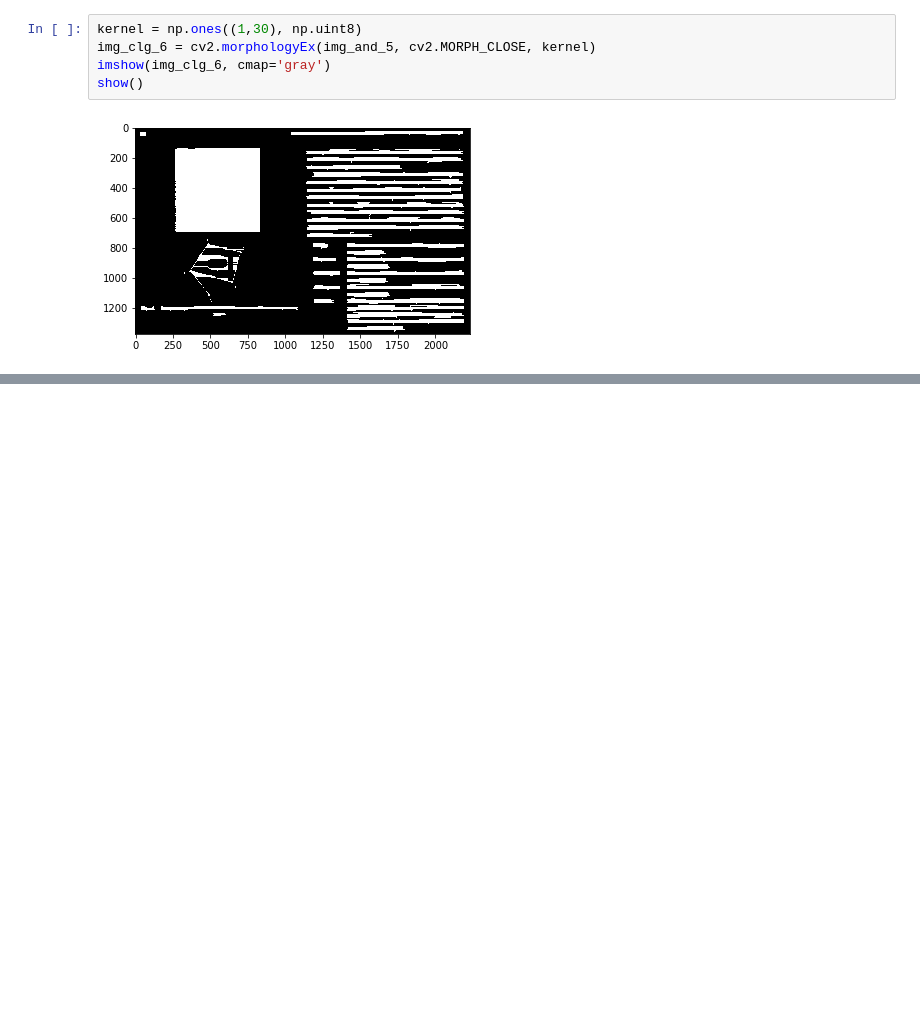
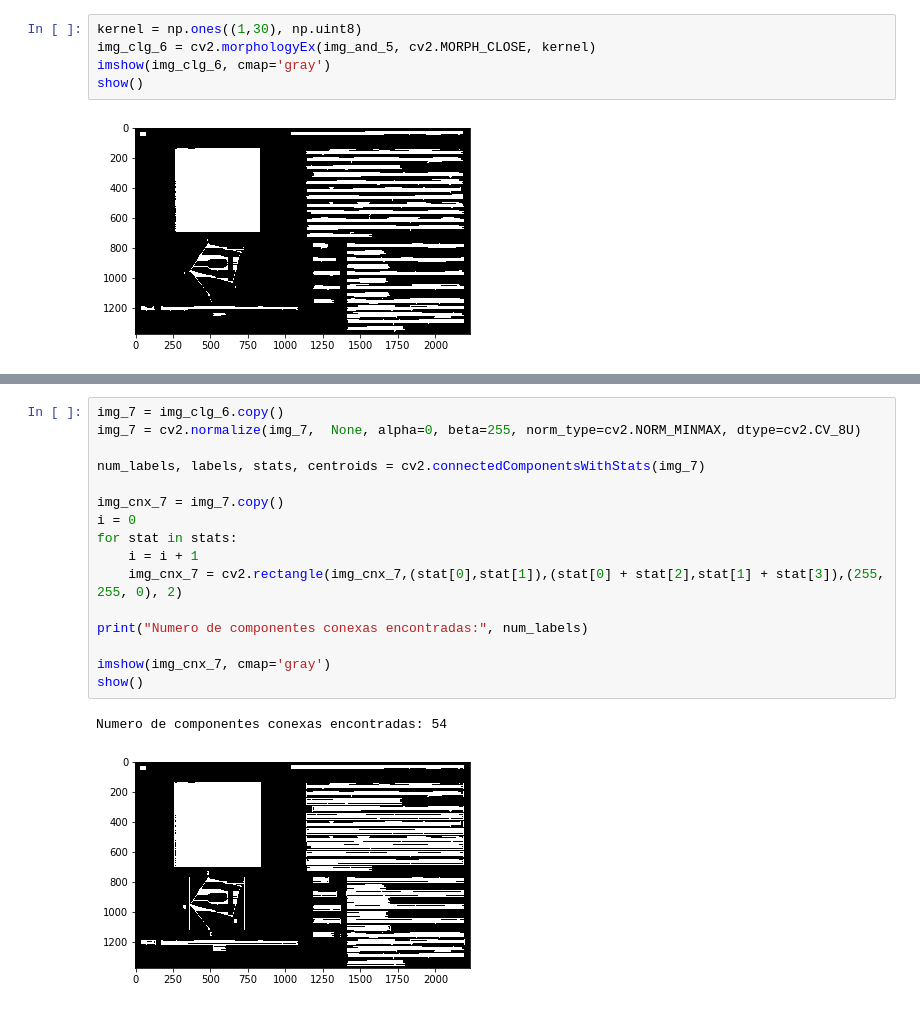
Before and after one commit to luizcartolano2/mc920, a Jupyter notebook: proj3-2019/proj3.ipynb, the cells around one changed output, grey strips where cells are left out. Saved outputs shown, nothing was run; the diff lists cells and outputs as text; blank space fills up the shorter version.

```diff
--- a/proj3-2019/proj3.ipynb
+++ b/proj3-2019/proj3.ipynb
@@ -80,0 +80,19 @@ show()
+# %%
+img_7 = img_clg_6.copy()
+img_7 = cv2.normalize(img_7,  None, alpha=0, beta=255, norm_type=cv2.NORM_MINMAX, dtype=cv2.CV_8U)
+
+num_labels, labels, stats, centroids = cv2.connectedComponentsWithStats(img_7)
+
+img_cnx_7 = img_7.copy()
+i = 0
+for stat in stats:
+    i = i + 1
+    img_cnx_7 = cv2.rectangle(img_cnx_7,(stat[0],stat[1]),(stat[0] + stat[2],stat[1] + stat[3]),(255, 255, 0), 2)
+
+print("Numero de componentes conexas encontradas:", num_labels)
+
+imshow(img_cnx_7, cmap='gray')
+show()
+# %% [output]
+Numero de componentes conexas encontradas: 54
+[figure, added]
```
Also changed, not shown: parts of 4 cells of this notebook, 2 other files.
